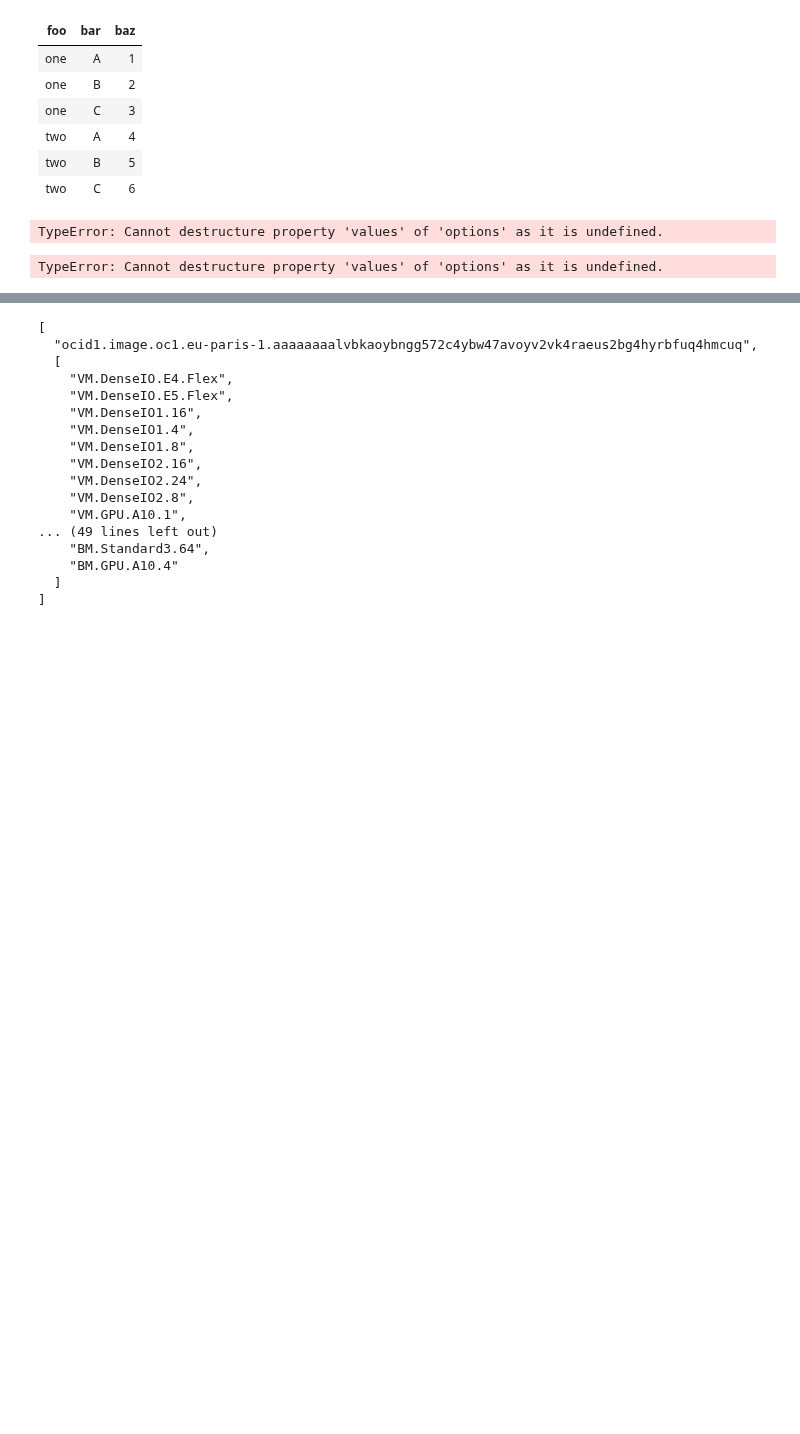
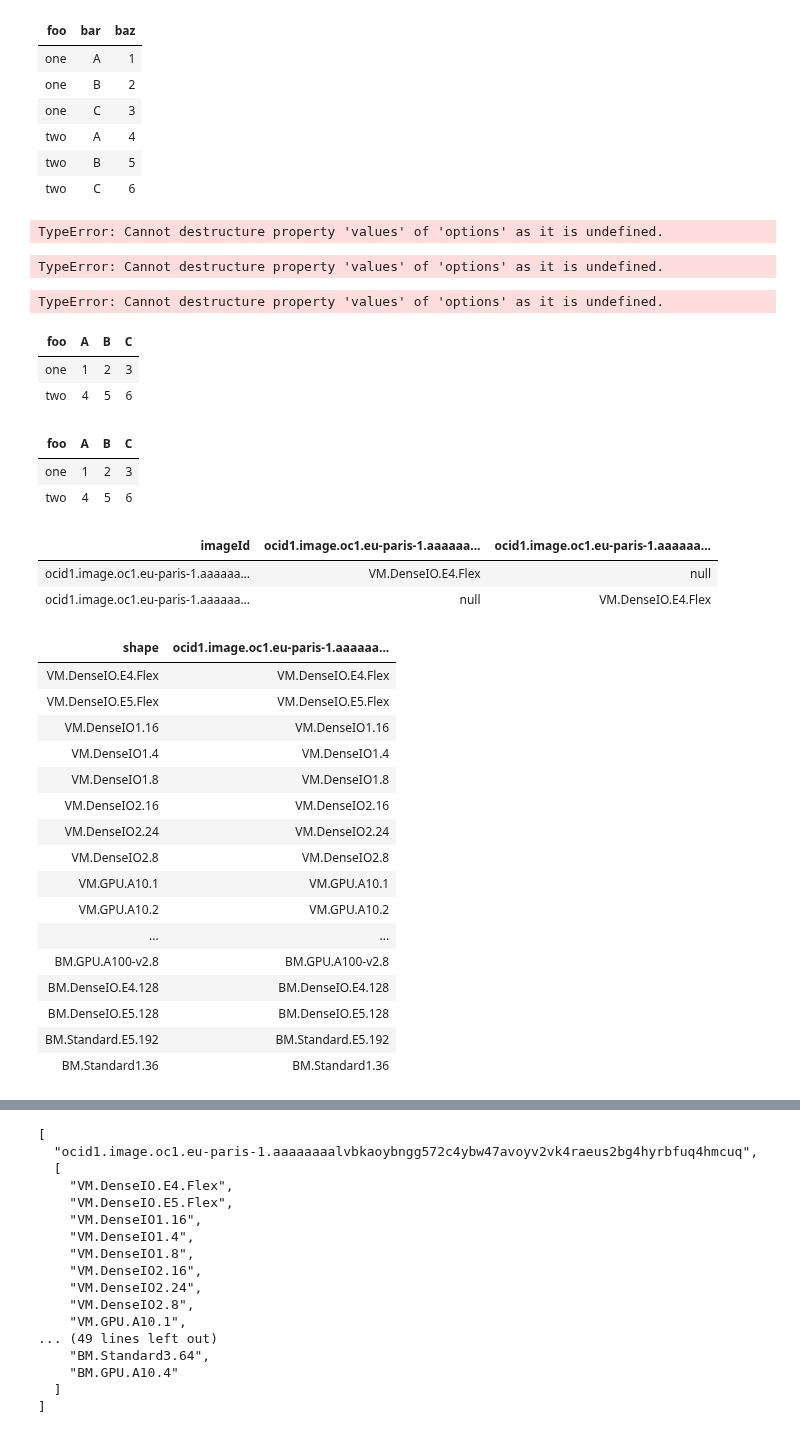
Before and after one commit to 3forges/packman, a Jupyter notebook: oracle/OciShapesImagesCompatibilityMatrix.ipynb, the cells around one changed output, grey strips where cells are left out. Cells and saved outputs as stored; diff of their text form; code cells hidden in the pictures; blank space fills up the shorter version.

Commit message:
first results with pivot
first results with pivot

```diff
--- a/oracle/OciShapesImagesCompatibilityMatrix.ipynb
+++ b/oracle/OciShapesImagesCompatibilityMatrix.ipynb
@@ -391,4 +391,8 @@ df.shape : [{"height":6,"width":3}]
 dfExample1.pivot({values:"baz", index:"foo", columns:"bar"});
 # %% [output]
 TypeError: Cannot destructure property 'values' of 'options' as it is undefined.
+# %%
+dfExample1.pivot({index:"foo", columns:"bar"});
+# %% [output]
+TypeError: Cannot destructure property 'values' of 'options' as it is undefined.
 # %%
@@ -396,2 +400,40 @@ dfExample1.pivot({index:"foo", columns:"bar"});
 # %% [output]
 TypeError: Cannot destructure property 'values' of 'options' as it is undefined.
+# %%
+df.pivot(pl.col("baz"), {values:"baz", index:["foo"], columns:["bar"]});
+# %% [output]
+| foo | A | B | C |
+| one | 1 | 2 | 3 |
+| two | 4 | 5 | 6 |
+# %%
+df.pivot(pl.col("baz"), {values:"baz", index:["foo"], columns:["bar"]});
+# %% [output]
+| foo | A | B | C |
+| one | 1 | 2 | 3 |
+| two | 4 | 5 | 6 |
+# %%
+resultatVstack2.pivot(pl.col("*"), {values:"shape", index: "imageId", columns:"imageId"})
+# %% [output]
+| imageId | ocid1.image.oc1.eu-paris-1.aaaaaa... | ocid1.image.oc1.eu-paris-1.aaaaaa... |
+| ocid1.image.oc1.eu-paris-1.aaaaaa... | VM.DenseIO.E4.Flex | null |
+| ocid1.image.oc1.eu-paris-1.aaaaaa... | null | VM.DenseIO.E4.Flex |
+# %%
+df_compatibilityListExample1.pivot(pl.col("*"), {values:"shape", index: "shape", columns:"imageId"})
+# %% [output]
+| shape | ocid1.image.oc1.eu-paris-1.aaaaaa... |
+| VM.DenseIO.E4.Flex | VM.DenseIO.E4.Flex |
+| VM.DenseIO.E5.Flex | VM.DenseIO.E5.Flex |
+| VM.DenseIO1.16 | VM.DenseIO1.16 |
+| VM.DenseIO1.4 | VM.DenseIO1.4 |
+| VM.DenseIO1.8 | VM.DenseIO1.8 |
+| VM.DenseIO2.16 | VM.DenseIO2.16 |
+| VM.DenseIO2.24 | VM.DenseIO2.24 |
+| VM.DenseIO2.8 | VM.DenseIO2.8 |
+| VM.GPU.A10.1 | VM.GPU.A10.1 |
+| VM.GPU.A10.2 | VM.GPU.A10.2 |
+| ... | ... |
+| BM.GPU.A100-v2.8 | BM.GPU.A100-v2.8 |
+| BM.DenseIO.E4.128 | BM.DenseIO.E4.128 |
+| BM.DenseIO.E5.128 | BM.DenseIO.E5.128 |
+| BM.Standard.E5.192 | BM.Standard.E5.192 |
+| BM.Standard1.36 | BM.Standard1.36 |
```
Also changed, not shown: parts of 5 cells of this notebook.
